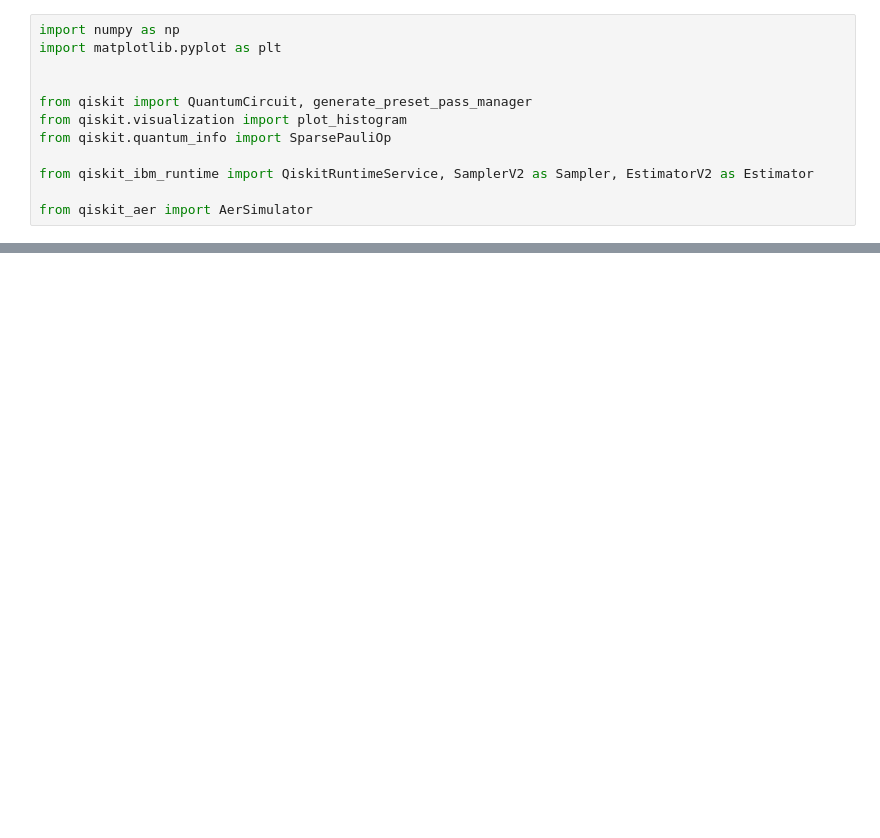
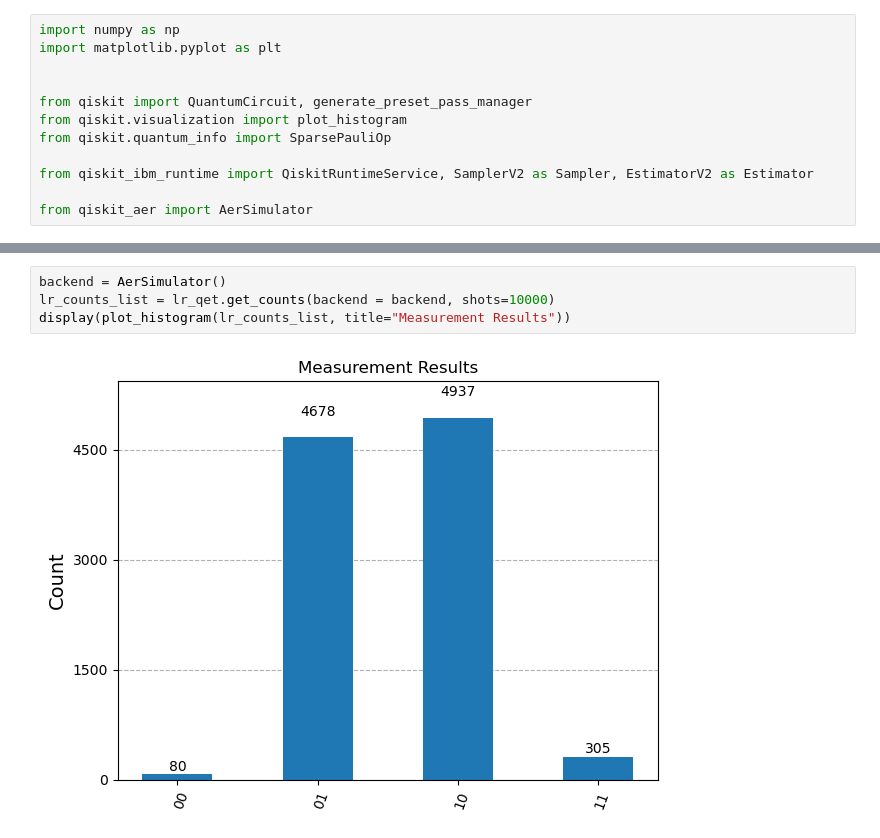
Before and after one commit to sakeeb-droid/long-range-QET, a Jupyter notebook: long_range_qet.ipynb, the cells around one changed output, grey strips where cells are left out. Saved outputs shown, nothing was run; the diff lists cells and outputs as text; blank space fills up the shorter version.

```diff
--- a/long_range_qet.ipynb
+++ b/long_range_qet.ipynb
@@ -43,0 +46,6 @@ Bob's measured local energy, E_B: 0.33487544150676574 ± 0.0
+# %%
+backend = AerSimulator()
+lr_counts_list = lr_qet.get_counts(backend = backend, shots=10000)
+display(plot_histogram(lr_counts_list, title="Measurement Results"))
+# %% [output]
+[figure, added]
```
Also changed, not shown: parts of 8 cells of this notebook, 1 other file.
